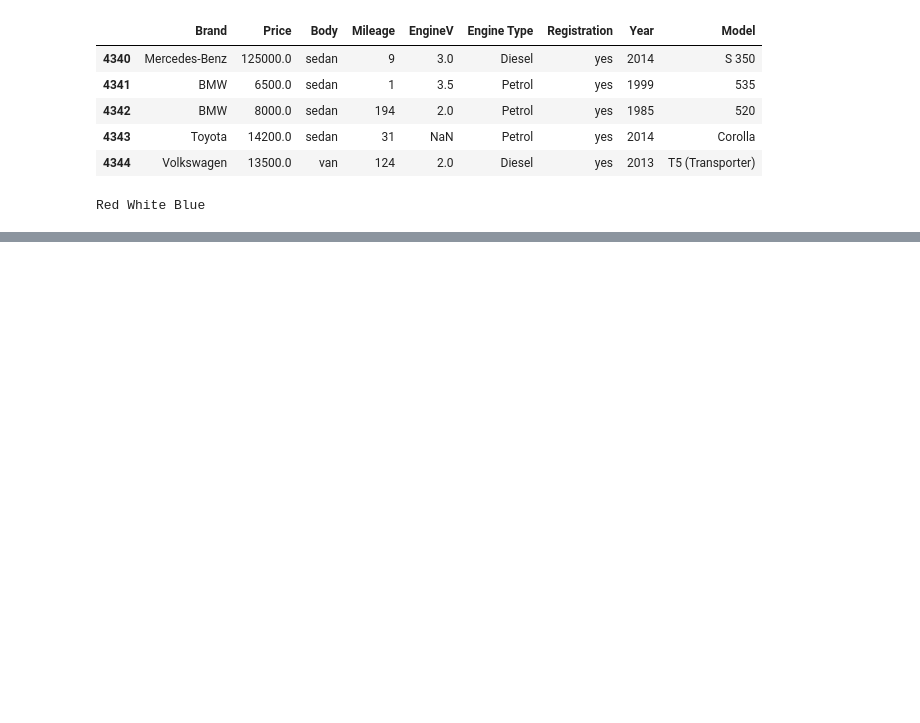
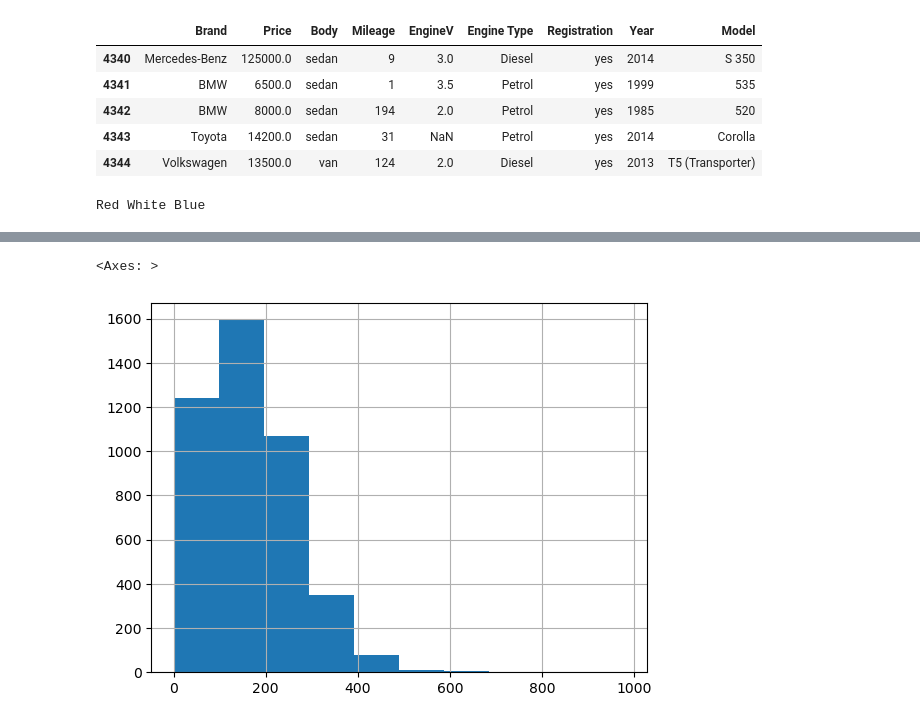
Before and after one commit to MainulDip/AiMlStudy, a Jupyter notebook: apps/1-pandas/1-Pandas-Intro.ipynb, the cells around one changed output, grey strips where cells are left out. Saved outputs shown, nothing was run; the diff lists cells and outputs as text; code cells hidden in the pictures; blank space fills up the shorter version.

```diff
--- a/apps/1-pandas/1-Pandas-Intro.ipynb
+++ b/apps/1-pandas/1-Pandas-Intro.ipynb
@@ -134,0 +217,5 @@ Red White Blue
+# %%
+car_sales["Mileage"].hist()
+# %% [output]
+<Axes: >
+[figure, added]
```
Also changed, not shown: parts of 13 cells of this notebook, 3 other files.
